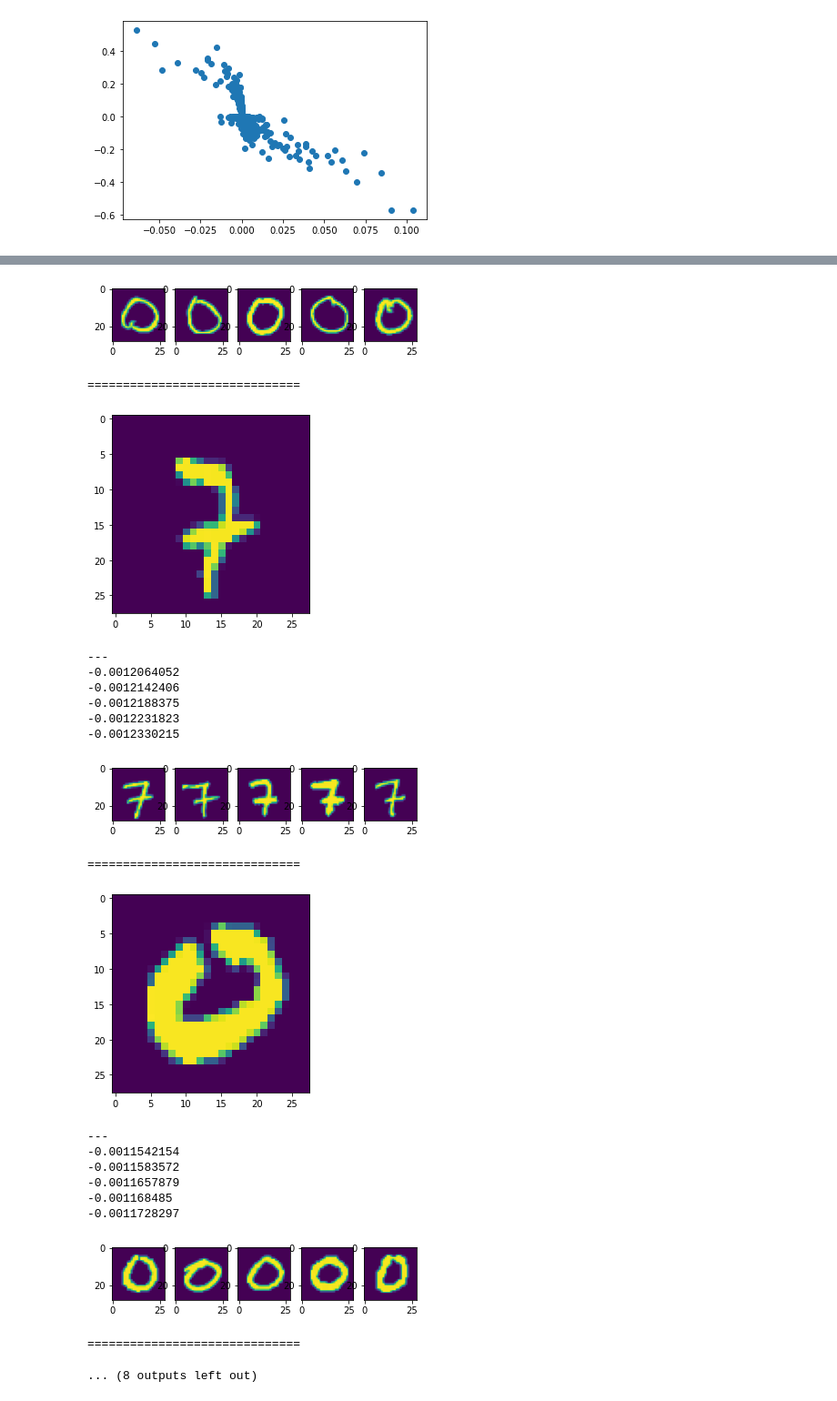
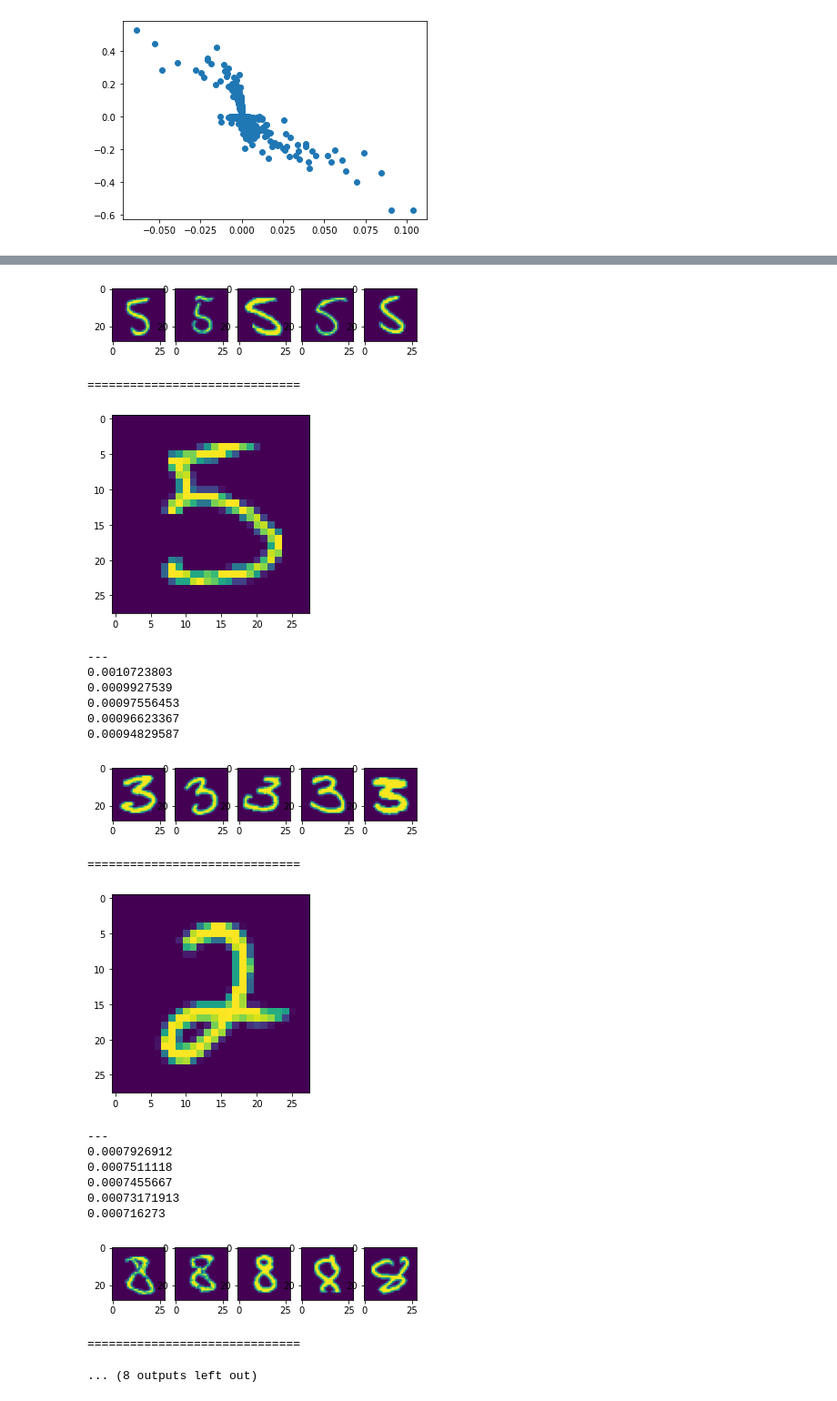
Before and after one commit to successar/instance_attributions_NLP, a Jupyter notebook: check_influence_mnist.ipynb, the cells around one changed output, grey strips where cells are left out. Shown at 91% size. Saved outputs shown, nothing was run; the diff lists cells and outputs as text; code cells hidden in the pictures.

```diff
--- a/check_influence_mnist.ipynb
+++ b/check_influence_mnist.ipynb
@@ -48,7 +48,7 @@ for i in range(5) :
     plt.show()
     print("---")
     vals = influence_values[i, :]
-    top = np.argsort(vals)[:5]
+    top = np.argsort(vals)[-5:]
     fig = plt.figure()
     for k, j in enumerate(top[::-1]) :
         print(vals[j])
@@ -67,22 +67,22 @@ for i in range(5) :
-[figure, old version]
+[figure, new version]
 ==============================
-[figure, old version]
+[figure, new version]
 ---
--0.0012064052
--0.0012142406
--0.0012188375
--0.0012231823
--0.0012330215
+0.0010723803
+0.0009927539
+0.00097556453
+0.00096623367
+0.00094829587
-[figure, old version]
+[figure, new version]
 ==============================
-[figure, old version]
+[figure, new version]
 ---
--0.0011542154
--0.0011583572
--0.0011657879
--0.001168485
--0.0011728297
+0.0007926912
+0.0007511118
+0.0007455667
+0.00073171913
+0.000716273
-[figure, old version]
+[figure, new version]
 ==============================
 ... (8 outputs left out)
 # %%
```
Also changed, not shown: parts of 3 cells of this notebook, 2 other files.
